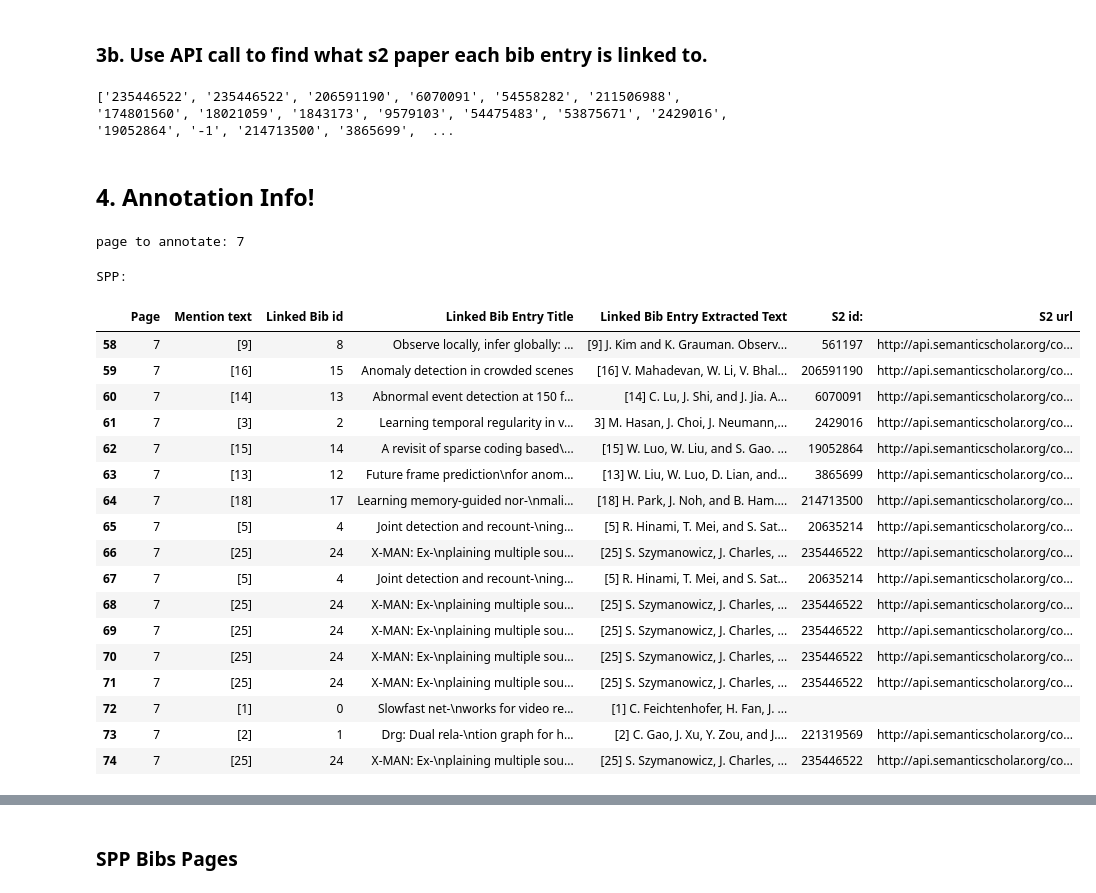
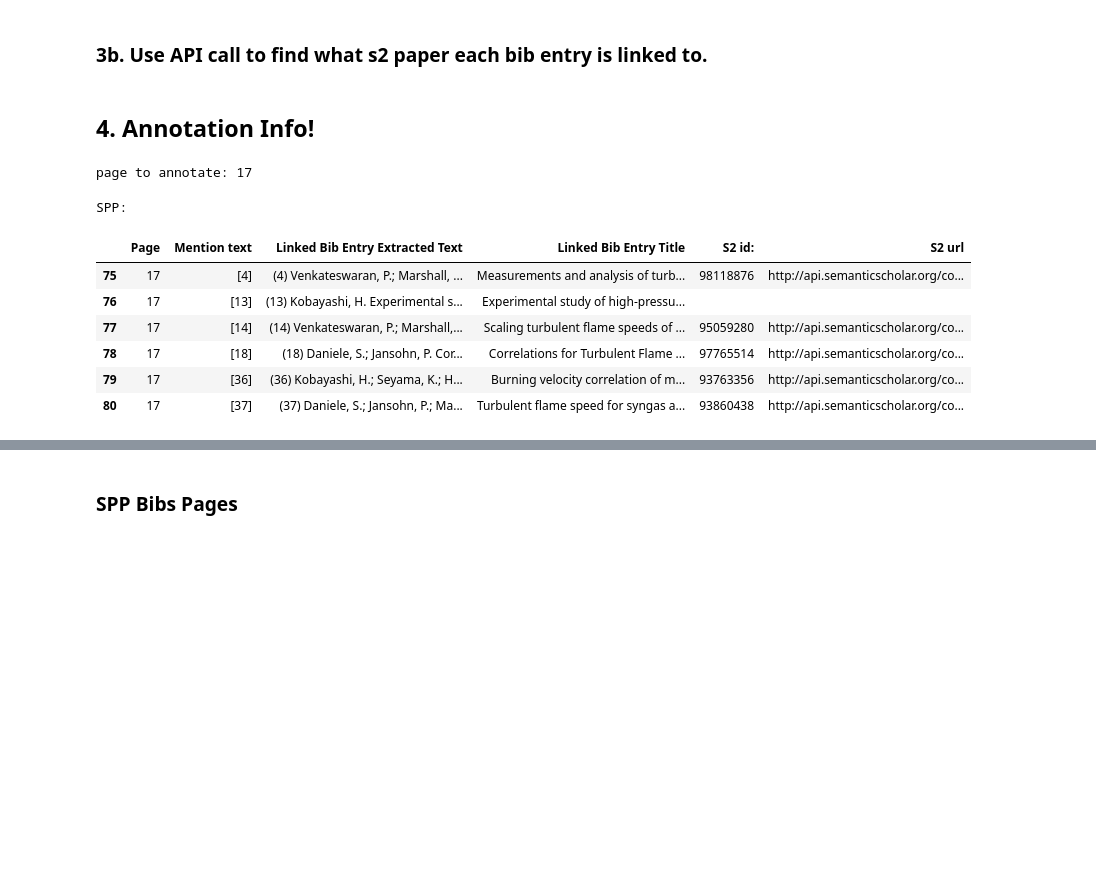
Before and after one commit to allenai/mmda, a Jupyter notebook: end_to_end_eval_easier.ipynb, the cells around one changed output, grey strips where cells are left out. Cells and saved outputs as stored; diff of their text form; code cells hidden in the pictures; blank space fills up the shorter version.

```diff
--- a/end_to_end_eval_easier.ipynb
+++ b/end_to_end_eval_easier.ipynb
@@ -14,6 +17,8 @@ Retreive information about the sources for each annotation - mentions, bib-entri
 ####################################################################
 
 #This sha will get overwritten when running autogenerater script
-sha = 'd85b756b8e4d584a53483c6562eb968efdb1fc0c'
+sha = 'd17961483e3eb55df82cc16a01d4519af1b4dbbd'
+# sha = '18d745cc9a0352b6d6652644527368868c0da72b'
+# sha = 'c8b53e2d9cd247e2d42719e337bfb13784d22bd2'
 # %%
 # SPP version for Eval Sample
@@ -304,7 +258,7 @@ def extract_first_group_symbols(span_groups):
         print("warning: multiple span_groups detected when 0 or 1 expected")
     try:
         first_one = span_groups[0]
-        text = first_one.symbols[0]
+        text = mmda_span_group_to_text_via_dwp_words(first_one)
     except IndexError: # case where was no annotation detected so span_groups was empty list
             text = "" # it can be empty or say "no text detected" or something
     return text
@@ -348,10 +302,6 @@ s2_ids = []
 for citation_mention in mmda_doc.citation_mentions:
     title = get_bib_entry_title(citation_mention.id)
     s2_ids.append(str((bibLinkingApiPost(title))).replace('[', '').replace(']', ''))
-
-print(s2_ids)
-# %% [output]
-['235446522', '235446522', '206591190', '6070091', '54558282', '211506988', '174801560', '18021059', '1843173', '9579103', '54475483', '53875671', '2429016', '19052864', '-1', '214713500', '3865699',  ...
 # %% [markdown]
 ## 4. Annotation Info!
 # %%
@@ -362,73 +312,62 @@ print(s2_ids)
 # get random page number to review and annotate
 import random
 
-pages_w_mentions = [citation_mention.pages[0].id + 1 for citation_mention in mmda_doc.citation_mentions for citation_mention in mmda_doc.citation_mentions]
+pages_w_mentions = [citation_mention.pages[0].id for citation_mention in mmda_doc.citation_mentions]
 
 annot_page = random.choice(pages_w_mentions)
 print("page to annotate:", annot_page)
 # %% [output]
-page to annotate: 7
+page to annotate: 17
 # %%
 # gives table of SPP mentions and their corresponding bib_entry ids
 # (if the doc is annotated with bib_entries), and s2 linked papers
 import pandas as pd
 from IPython.display import HTML
 
 if 'bib_entries' in mmda_doc.fields:
     ref_info = {
         # "Mention ID": [citation_mention.id for citation_mention in mmda_doc.citation_mentions],
-        "Page": [citation_mention.pages[0].id + 1 for citation_mention in mmda_doc.citation_mentions],
+        "Page": [citation_mention.pages[0].id for citation_mention in mmda_doc.citation_mentions],
         "Mention text": [citation_mention.symbols for citation_mention in mmda_doc.citation_mentions],
-        "Linked Bib id": [citation_links[citation_mention.id] for citation_mention in mmda_doc.citation_mentions],
-        # TODO: use DWP "words" text instead of doc.symbols (ex: the title "Reaction-Diﬀusion processes and meta-population mod-\nels in Heterogeneous Networks" gives no match, but manually changing "mod-\nels" to "models" results in an S2 id match)
+        # Bib entry and title texts are DWP "words".texts
+        "Linked Bib Entry Extracted Text": [get_full_bib_entry_text(citation_mention.id) for citation_mention in mmda_doc.citation_mentions],
         "Linked Bib Entry Title": [get_bib_entry_title(citation_mention.id) for citation_mention in mmda_doc.citation_mentions],
-        "Linked Bib Entry Extracted Text": [get_full_bib_entry_text(citation_mention.id) for citation_mention in mmda_doc.citation_mentions],
+        # "Linked Bib id": [citation_links[citation_mention.id] for citation_mention in mmda_doc.citation_mentions],
         "S2 id:": [ids if ids != str(-1) else " " for ids in s2_ids],
         "S2 url": [f"http://api.semanticscholar.org/corpusid:{ids}" if ids != str(-1) else " " for ids in s2_ids]
         }
 else:
     ref_info = {
-    # "Mention ID": [citation_mention.id for citation_mention in mmda_doc.citation_mentions],
-    "Page": [citation_mention.pages[0].id + 1 for citation_mention in mmda_doc.citation_mentions],
-    "Mention text": [citation_mention.symbols for citation_mention in mmda_doc.citation_mentions],
-    # TODO: use DWP "words" text instead of doc.symbols (ex: the title "Reaction-Diﬀusion processes and meta-population mod-\nels in Heterogeneous Networks" gives no match, but manually changing "mod-\nels" to "models" results in an S2 id match)
-    "Linked Bib Entry Title": ["no bibs" for citation_mention in mmda_doc.citation_mentions],
-    "Linked Bib Entry Extracted Text": ["no bibs" for citation_mention in mmda_doc.citation_mentions],
-    "S2 id:": ["no bibs" for ids in s2_ids],
-    "S2 url": ["no bibs" for ids in s2_ids]
-    }
+        # "Mention ID": [citation_mention.id for citation_mention in mmda_doc.citation_mentions],
+        "Page": [citation_mention.pages[0].id for citation_mention in mmda_doc.citation_mentions],
+        "Mention text": [citation_mention.symbols for citation_mention in mmda_doc.citation_mentions],
+        # TODO: use DWP "words" text instead of doc.symbols (ex: the title "Reaction-Diﬀusion processes and meta-population mod-\nels in Heterogeneous Networks" gives no match, but manually changing "mod-\nels" to "models" results in an S2 id match)
+        "Linked Bib Entry Title": ["no bibs" for citation_mention in mmda_doc.citation_mentions],
+        "Linked Bib Entry Extracted Text": ["no bibs" for citation_mention in mmda_doc.citation_mentions],
+        "S2 id:": ["no bibs" for ids in s2_ids],
+        "S2 url": ["no bibs" for ids in s2_ids]
+        }
 
 spp_df = pd.DataFrame.from_dict(ref_info, orient='index')
 spp_df = spp_df.transpose()
 
 # selecting rows based on random page selected to annotate
 # you can comment the line below out to see all mentions across all pages
 spp_df = spp_df[spp_df['Page'] == annot_page]
 
 
 # make s2 links clickable
 print("SPP:")
 HTML(spp_df.to_html(render_links=True, escape=False))
 # %% [output]
 SPP:
-|  | Page | Mention text | Linked Bib id | Linked Bib Entry Title | Linked Bib Entry Extracted Text | S2 id: | S2 url |
-| 58 | 7 | [9] | 8 | Observe locally, infer globally: ... | [9] J. Kim and K. Grauman. Observ... | 561197 | http://api.semanticscholar.org/co... |
-| 59 | 7 | [16] | 15 | Anomaly detection in crowded scenes | [16] V. Mahadevan, W. Li, V. Bhal... | 206591190 | http://api.semanticscholar.org/co... |
-| 60 | 7 | [14] | 13 | Abnormal event detection at 150 f... | [14] C. Lu, J. Shi, and J. Jia. A... | 6070091 | http://api.semanticscholar.org/co... |
-| 61 | 7 | [3] | 2 | Learning temporal regularity in v... | 3] M. Hasan, J. Choi, J. Neumann,... | 2429016 | http://api.semanticscholar.org/co... |
-| 62 | 7 | [15] | 14 | A revisit of sparse coding based\... | [15] W. Luo, W. Liu, and S. Gao. ... | 19052864 | http://api.semanticscholar.org/co... |
-| 63 | 7 | [13] | 12 | Future frame prediction\nfor anom... | [13] W. Liu, W. Luo, D. Lian, and... | 3865699 | http://api.semanticscholar.org/co... |
-| 64 | 7 | [18] | 17 | Learning memory-guided nor-\nmali... | [18] H. Park, J. Noh, and B. Ham.... | 214713500 | http://api.semanticscholar.org/co... |
-| 65 | 7 | [5] | 4 | Joint detection and recount-\ning... | [5] R. Hinami, T. Mei, and S. Sat... | 20635214 | http://api.semanticscholar.org/co... |
-| 66 | 7 | [25] | 24 | X-MAN: Ex-\nplaining multiple sou... | [25] S. Szymanowicz, J. Charles, ... | 235446522 | http://api.semanticscholar.org/co... |
-| 67 | 7 | [5] | 4 | Joint detection and recount-\ning... | [5] R. Hinami, T. Mei, and S. Sat... | 20635214 | http://api.semanticscholar.org/co... |
-| 68 | 7 | [25] | 24 | X-MAN: Ex-\nplaining multiple sou... | [25] S. Szymanowicz, J. Charles, ... | 235446522 | http://api.semanticscholar.org/co... |
-| 69 | 7 | [25] | 24 | X-MAN: Ex-\nplaining multiple sou... | [25] S. Szymanowicz, J. Charles, ... | 235446522 | http://api.semanticscholar.org/co... |
-| 70 | 7 | [25] | 24 | X-MAN: Ex-\nplaining multiple sou... | [25] S. Szymanowicz, J. Charles, ... | 235446522 | http://api.semanticscholar.org/co... |
-| 71 | 7 | [25] | 24 | X-MAN: Ex-\nplaining multiple sou... | [25] S. Szymanowicz, J. Charles, ... | 235446522 | http://api.semanticscholar.org/co... |
-| 72 | 7 | [1] | 0 | Slowfast net-\nworks for video re... | [1] C. Feichtenhofer, H. Fan, J. ... |  |  |
-| 73 | 7 | [2] | 1 | Drg: Dual rela-\ntion graph for h... | [2] C. Gao, J. Xu, Y. Zou, and J.... | 221319569 | http://api.semanticscholar.org/co... |
-| 74 | 7 | [25] | 24 | X-MAN: Ex-\nplaining multiple sou... | [25] S. Szymanowicz, J. Charles, ... | 235446522 | http://api.semanticscholar.org/co... |
+|  | Page | Mention text | Linked Bib Entry Extracted Text | Linked Bib Entry Title | S2 id: | S2 url |
+| 75 | 17 | [4] | (4) Venkateswaran, P.; Marshall, ... | Measurements and analysis of turb... | 98118876 | http://api.semanticscholar.org/co... |
+| 76 | 17 | [13] | (13) Kobayashi, H. Experimental s... | Experimental study of high-pressu... |  |  |
+| 77 | 17 | [14] | (14) Venkateswaran, P.; Marshall,... | Scaling turbulent ﬂame speeds of ... | 95059280 | http://api.semanticscholar.org/co... |
+| 78 | 17 | [18] | (18) Daniele, S.; Jansohn, P. Cor... | Correlations for Turbulent Flame ... | 97765514 | http://api.semanticscholar.org/co... |
+| 79 | 17 | [36] | (36) Kobayashi, H.; Seyama, K.; H... | Burning velocity correlation of m... | 93763356 | http://api.semanticscholar.org/co... |
+| 80 | 17 | [37] | (37) Daniele, S.; Jansohn, P.; Ma... | Turbulent ﬂame speed for syngas a... | 93860438 | http://api.semanticscholar.org/co... |
 # %%
 # gives table of GROBID mentions and their corresponding bib_entry ids, s2 linked papers
 import pandas as pd
```
Also changed, not shown: parts of 17 cells of this notebook.
